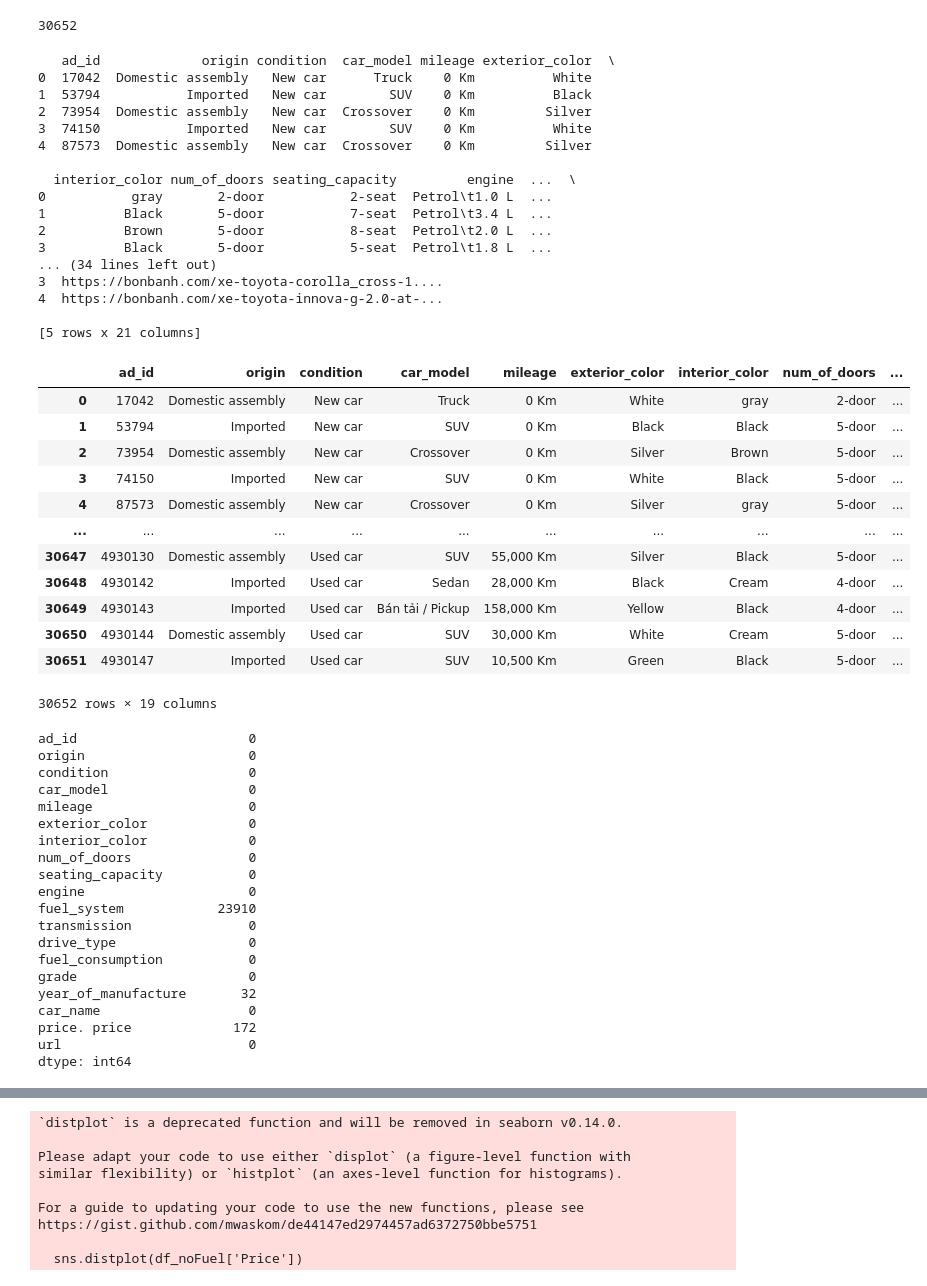
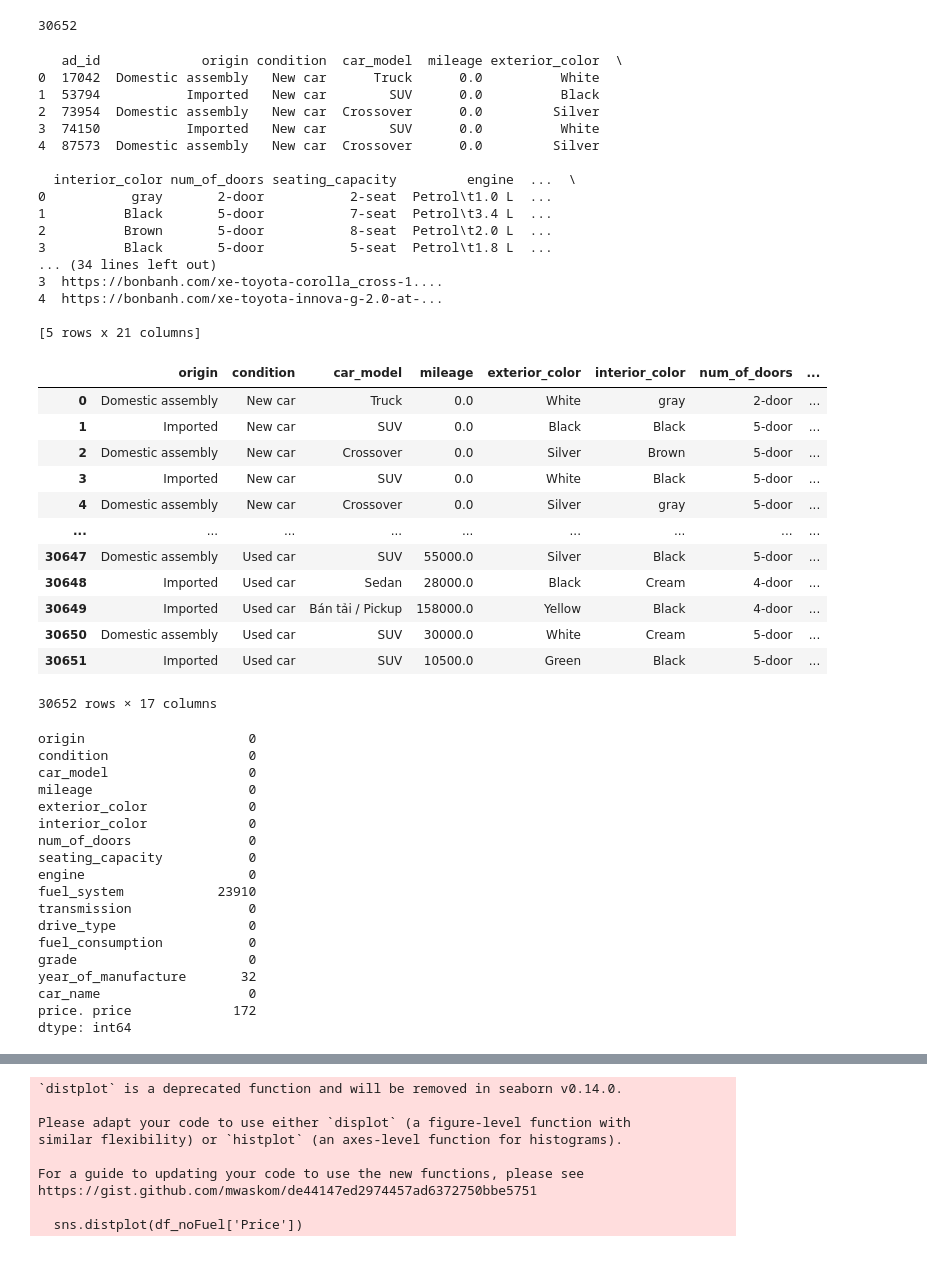
Before and after one commit to HuyHwe/BLT-AI-N7, a Jupyter notebook: dataPreprocess.ipynb, the cells around one changed output, grey strips where cells are left out. Saved outputs shown, nothing was run; the diff lists cells and outputs as text; code cells hidden in the pictures.

```diff
--- a/dataPreprocess.ipynb
+++ b/dataPreprocess.ipynb
@@ -54,15 +54,26 @@ def convert_to_numeric(value):
         return None
 # %%
 df_nodup['price. price'] = df_nodup['price. price'].apply(convert_to_numeric)
+# %%
+def convert_km(mileage_str):
+  if not isinstance(mileage_str, str):
+    return None
+  try:
+    cleaned_str = mileage_str.replace(" Km", "").replace(",", "")
+    return float(cleaned_str)
+  except ValueError:
+    return None
+
+df_nodup["mileage"] = df_nodup["mileage"].apply(convert_km)
 # %%
 print(df_nodup.head())
 # %% [output]
-   ad_id             origin condition  car_model mileage exterior_color  \
-0  17042  Domestic assembly   New car      Truck    0 Km          White
-1  53794           Imported   New car        SUV    0 Km          Black
-2  73954  Domestic assembly   New car  Crossover    0 Km         Silver
-3  74150           Imported   New car        SUV    0 Km          White
-4  87573  Domestic assembly   New car  Crossover    0 Km         Silver
+   ad_id             origin condition  car_model  mileage exterior_color  \
+0  17042  Domestic assembly   New car      Truck      0.0          White
+1  53794           Imported   New car        SUV      0.0          Black
+2  73954  Domestic assembly   New car  Crossover      0.0         Silver
+3  74150           Imported   New car        SUV      0.0          White
+4  87573  Domestic assembly   New car  Crossover      0.0         Silver
 
   interior_color num_of_doors seating_capacity         engine  ...  \
 0           gray       2-door           2-seat  Petrol\t1.0 L  ...
@@ -75,26 +86,25 @@ print(df_nodup.head())
 
 [5 rows x 21 columns]
 # %%
-df_clearCols = df_nodup.drop(columns=['describe', 'brand'])
+df_clearCols = df_nodup.drop(columns=['describe', 'brand', 'url', 'ad_id'])
 df_clearCols
 # %% [output]
-|  | ad_id | origin | condition | car_model | mileage | exterior_color | interior_color | num_of_doors | ... |
-| 0 | 17042 | Domestic assembly | New car | Truck | 0 Km | White | gray | 2-door | ... |
-| 1 | 53794 | Imported | New car | SUV | 0 Km | Black | Black | 5-door | ... |
-| 2 | 73954 | Domestic assembly | New car | Crossover | 0 Km | Silver | Brown | 5-door | ... |
-| 3 | 74150 | Imported | New car | SUV | 0 Km | White | Black | 5-door | ... |
-| 4 | 87573 | Domestic assembly | New car | Crossover | 0 Km | Silver | gray | 5-door | ... |
-| ... | ... | ... | ... | ... | ... | ... | ... | ... | ... |
-| 30647 | 4930130 | Domestic assembly | Used car | SUV | 55,000 Km | Silver | Black | 5-door | ... |
-| 30648 | 4930142 | Imported | Used car | Sedan | 28,000 Km | Black | Cream | 4-door | ... |
-| 30649 | 4930143 | Imported | Used car | Bán tải / Pickup | 158,000 Km | Yellow | Black | 4-door | ... |
-| 30650 | 4930144 | Domestic assembly | Used car | SUV | 30,000 Km | White | Cream | 5-door | ... |
-| 30651 | 4930147 | Imported | Used car | SUV | 10,500 Km | Green | Black | 5-door | ... |
+|  | origin | condition | car_model | mileage | exterior_color | interior_color | num_of_doors | ... |
+| 0 | Domestic assembly | New car | Truck | 0.0 | White | gray | 2-door | ... |
+| 1 | Imported | New car | SUV | 0.0 | Black | Black | 5-door | ... |
+| 2 | Domestic assembly | New car | Crossover | 0.0 | Silver | Brown | 5-door | ... |
+| 3 | Imported | New car | SUV | 0.0 | White | Black | 5-door | ... |
+| 4 | Domestic assembly | New car | Crossover | 0.0 | Silver | gray | 5-door | ... |
+| ... | ... | ... | ... | ... | ... | ... | ... | ... |
+| 30647 | Domestic assembly | Used car | SUV | 55000.0 | Silver | Black | 5-door | ... |
+| 30648 | Imported | Used car | Sedan | 28000.0 | Black | Cream | 4-door | ... |
+| 30649 | Imported | Used car | Bán tải / Pickup | 158000.0 | Yellow | Black | 4-door | ... |
+| 30650 | Domestic assembly | Used car | SUV | 30000.0 | White | Cream | 5-door | ... |
+| 30651 | Imported | Used car | SUV | 10500.0 | Green | Black | 5-door | ... |
-30652 rows × 19 columns
+30652 rows × 17 columns
 # %%
 df_clearCols.isnull().sum()
 # %% [output]
-ad_id                      0
 origin                     0
 condition                  0
 car_model                  0
@@ -112,7 +122,6 @@ grade                      0
 year_of_manufacture       32
 car_name                   0
 price. price             172
-url                        0
 dtype: int64
 # %%
 df_noFuel = df_clearCols.drop(columns=['fuel_system'])
```
Also changed, not shown: parts of 8 cells of this notebook, 26 other files.
